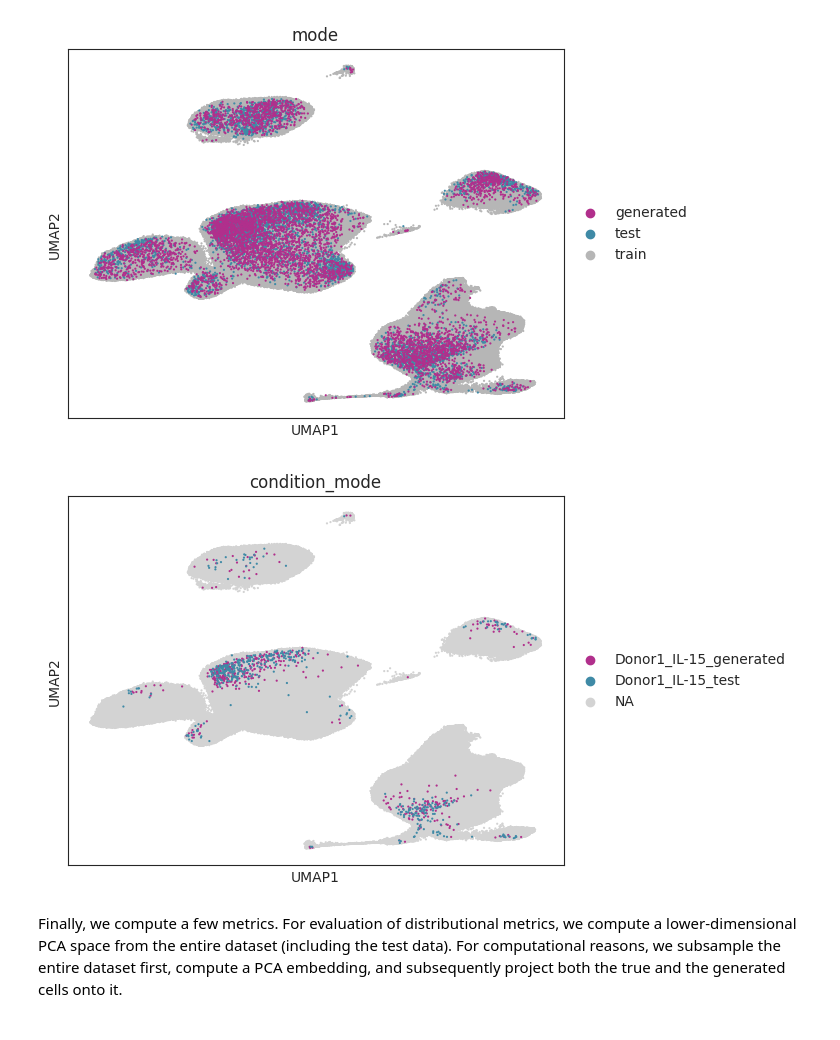
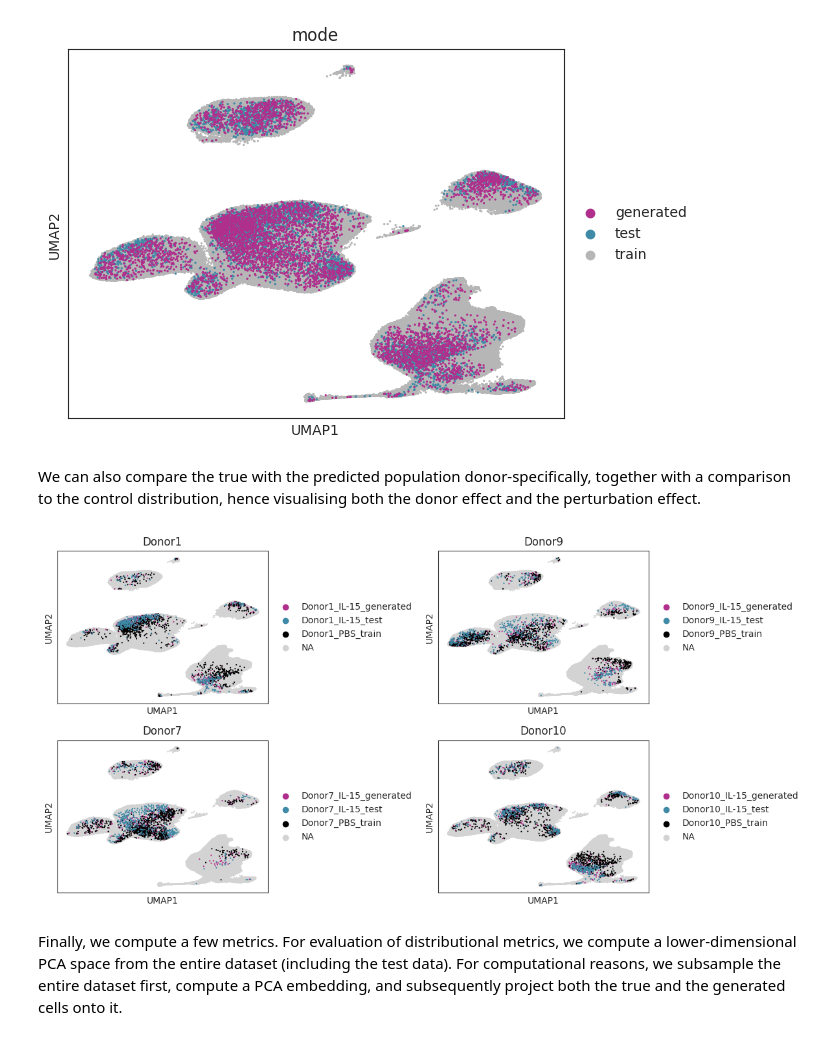
Before and after one commit to theislab/scaling_flow, a Jupyter notebook: docs/notebooks/100_pbmc.ipynb, the cells around one changed output. Drawn from its saved outputs; the diff is of its cells as text; code cells hidden in the pictures.

```diff
--- a/docs/notebooks/100_pbmc.ipynb
+++ b/docs/notebooks/100_pbmc.ipynb
@@ -128,7 +128,7 @@ adata_train_for_validation = ad.concat(adatas_train_subsampled)
 
 adatas_test_subsampled = []
 for cond in adata_test.obs["condition"].unique():
-    adatas_test_subsampled.append(sc.pp.subsample(adata_test[adata_test.obs["condition"]==cond], n_obs=500, copy=True))
+    adatas_test_subsampled.append(sc.pp.subsample(adata_test[adata_test.obs["condition"]==cond], n_obs=2000, copy=True))
 
 adata_test_for_validation = ad.concat(adatas_test_subsampled)
 # %% [markdown]
@@ -453,15 +453,44 @@ order = list(adata_concatenated[adata_concatenated.obs["mode"]=="train"].obs_nam
 sc.pl.umap(adata_concatenated[order], color=["mode"], palette=color_palette, size=10)
 # %% [output]
 [figure]
-# %%
-groups_to_visualize = ["Donor1_IL-15_test", "Donor1_IL-15_generated"]
-color_palette = {k: "#B6B6B6" for k in adata_concatenated.obs["condition_mode"].unique()}
-color_palette.update({"Donor1_IL-15_generated": "#B12F8C", "Donor1_IL-15_test": "#3F8AA6"})
-order = list(adata_concatenated[~adata_concatenated.obs["condition_mode"].isin(groups_to_visualize)].obs_names) + list(adata_concatenated[adata_concatenated.obs["condition_mode"].isin(groups_to_visualize)].obs_names)
-
-sc.pl.umap(adata_concatenated[order], color=["condition_mode"], groups=groups_to_visualize, palette=color_palette, size=10)
-# %% [output]
-[figure, removed]
+# %% [markdown]
+We can also compare the true with the predicted population donor-specifically, together with a comparison to the control distribution, hence visualising both the donor effect and the perturbation effect.
+# %%
+def plot_umap_highlight(adata, donor_id, ax):
+    groups_to_visualize = [f"{donor_id}_PBS_train", f"{donor_id}_IL-15_test", f"{donor_id}_IL-15_generated"]
+
+    # Define color palette
+    color_palette = {k: "#B6B6B6" for k in adata.obs["condition_mode"].unique()}
+    color_palette.update({
+        f"{donor_id}_IL-15_generated": "#B12F8C",
+        f"{donor_id}_IL-15_test": "#3F8AA6",
+        f"{donor_id}_PBS_train": "#000000",
+    })
+    order = list(adata[~adata.obs["condition_mode"].isin(groups_to_visualize)].obs_names) + \
+            list(adata[adata.obs["condition_mode"].isin(groups_to_visualize)].obs_names)
+
+    sc.pl.umap(
+        adata[order],
+        color="condition_mode",
+        groups=groups_to_visualize,
+        palette=color_palette,
+        size=10,
+        ax=ax,
+        show=False,
+        title=donor_id
+    )
+
+donors = ["Donor1", "Donor9", "Donor7", "Donor10"]
+fig, axs = plt.subplots(2, 2, figsize=(12, 6))
+axs = axs.flatten()
+
+for i, donor in enumerate(donors):
+    plot_umap_highlight(adata_concatenated, donor, axs[i])
+
+plt.tight_layout()
+plt.show()
+# %% [output]
+[figure, added]
 # %% [markdown]
 Finally, we compute a few metrics. For evaluation of distributional metrics, we compute a lower-dimensional PCA space from the entire dataset (including the test data). For computational reasons, we subsample the entire dataset first, compute a PCA embedding, and subsequently project both the true and the generated cells onto it.
 # %%
```
Also changed, not shown: parts of 7 cells of this notebook.
